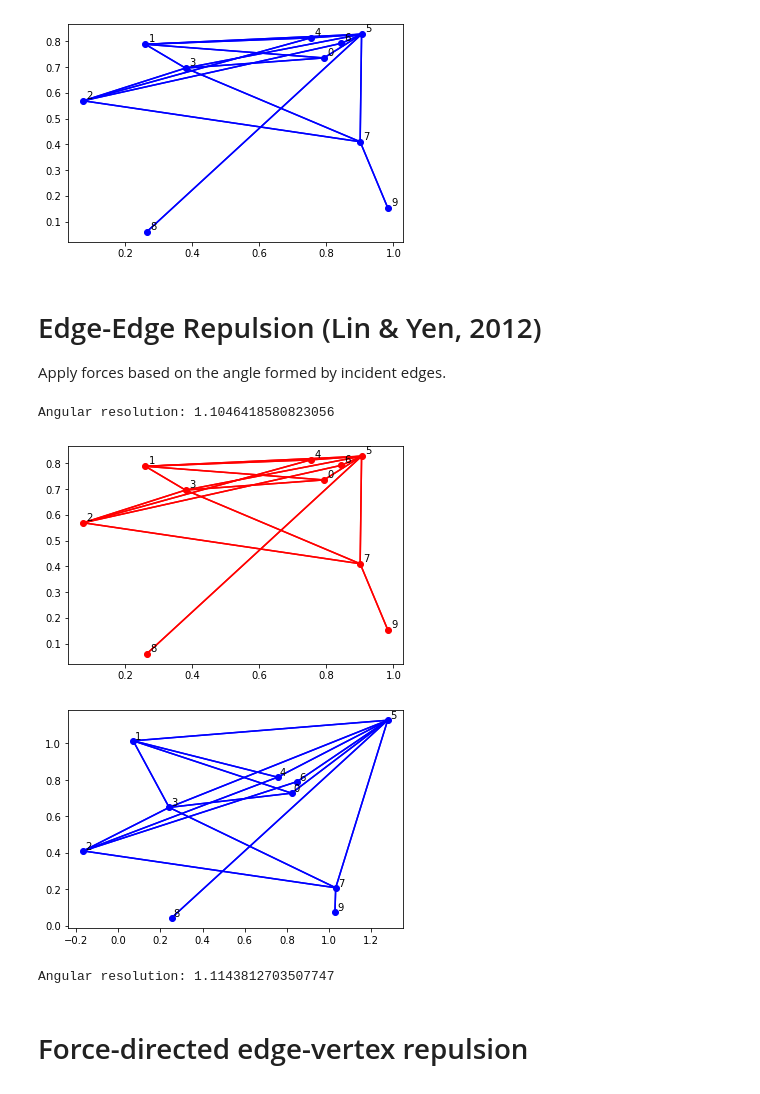
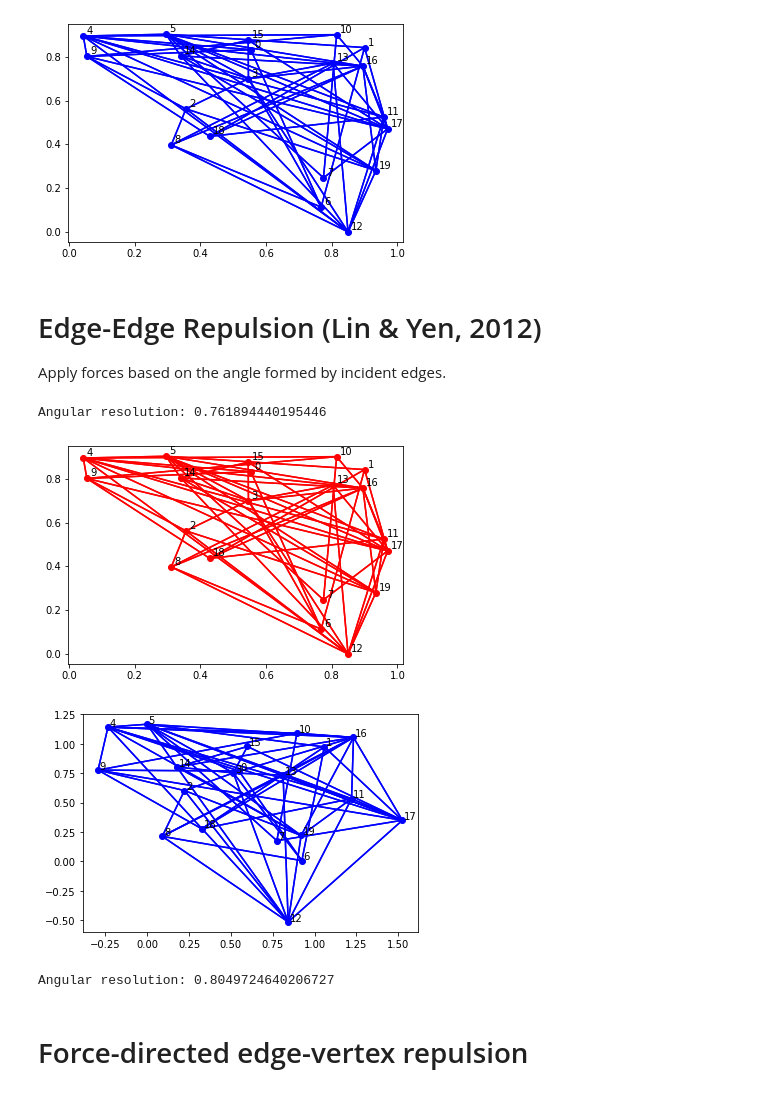
Before and after one commit to chclam/PrettyGD, a Jupyter notebook: graph_drawing_playground.ipynb, the cells around one changed output. Drawn from its saved outputs; the diff is of its cells as text; code cells hidden in the pictures.

```diff
--- a/graph_drawing_playground.ipynb
+++ b/graph_drawing_playground.ipynb
@@ -2,32 +2,34 @@
 import numpy as np
 import algos.graphdrawing as gd
 
-V, adj_V = gd.gen_graph()
+V, adj_V = gd.gen_graph(num_verts=20, max_nbrs=10)
 gd.draw(V, adj_V)
 # %% [output]
-[figure, old version]
+[figure, new version]
 # %% [markdown]
 # Edge-Edge Repulsion (Lin & Yen, 2012)
 Apply forces based on the angle formed by incident edges.
 # %%
 import algos.lin_yen as ly
 import algos.geometry as geo
 import matplotlib.pyplot as plt
+from importlib import reload
 
+reload(ly)
 gd.draw(V, adj_V, 'r')
 print(f'Angular resolution: {geo.get_angular_res(V, adj_V)}')
-W = ly.ee_repulsion(V, adj_V)
+W = ly.ee_repulsion(V, adj_V, C0=1, C1=0.01)
 plt.show()
 
 gd.draw(W, adj_V)
 plt.show()
 
 print(f'Angular resolution: {geo.get_angular_res(W, adj_V)}')
 # %% [output]
-Angular resolution: 1.1046418580823056
+Angular resolution: 0.761894440195446
-[figure, old version]
+[figure, new version]
-[figure, old version]
+[figure, new version]
-Angular resolution: 1.1143812703507747
+Angular resolution: 0.8049724640206727
 # %% [markdown]
 # Force-directed edge-vertex repulsion
 # %%
```
Also changed, not shown: parts of 12 cells of this notebook, 5 other files.
